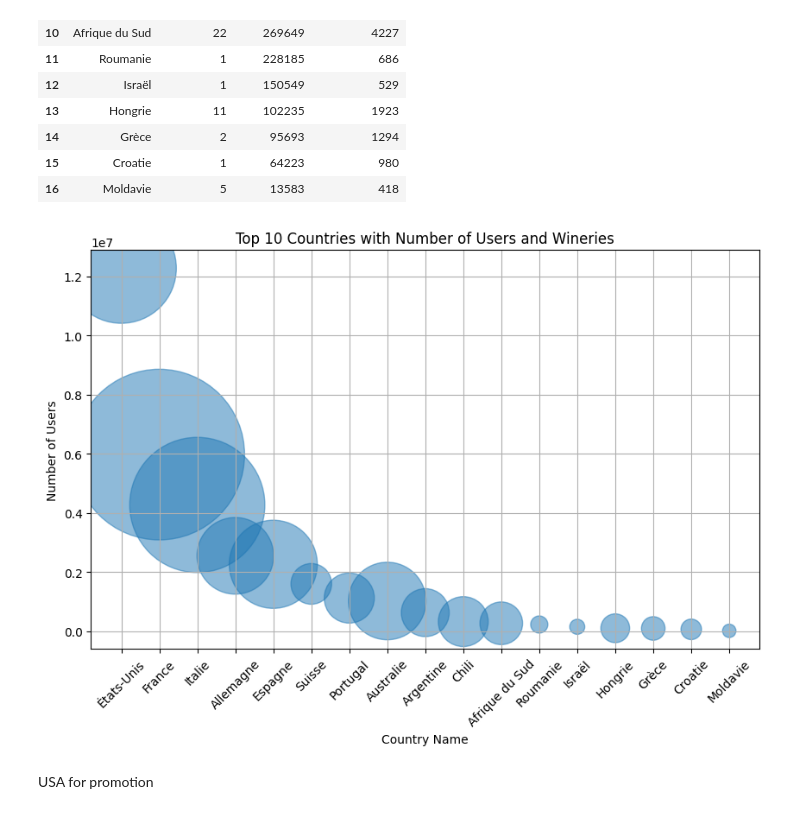
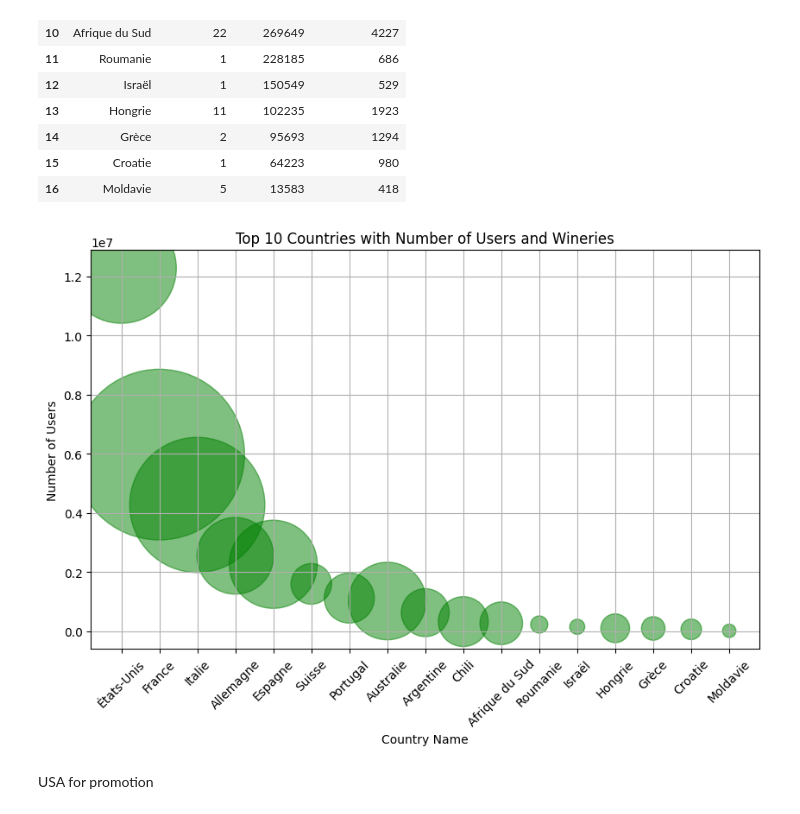
Before and after one commit to archana0311/wine-market-analysis, a Jupyter notebook: Analysis.ipynb, the cells around one changed output. Cells and saved outputs as stored; diff of their text form; code cells hidden in the pictures.

```diff
--- a/Analysis.ipynb
+++ b/Analysis.ipynb
@@ -164,17 +172,20 @@ df
 | 15 | Croatie | 1 | 64223 | 980 |
 | 16 | Moldavie | 5 | 13583 | 418 |
 # %%
+# Define the color 'green'
+green = 'green'
+
 # Plotting
 plt.figure(figsize=(10, 6))
-plt.scatter(df['name'], df['users_count'], s=df['wineries_count']*0.3, alpha=0.5)
+plt.scatter(df['name'], df['users_count'], s=df['wineries_count']*0.3, color=green, alpha=0.5)
 plt.xlabel('Country Name')
 plt.ylabel('Number of Users')
 plt.title('Top 10 Countries with Number of Users and Wineries')
 plt.xticks(rotation=45)
 plt.grid(True)
 plt.show()
 # %% [output]
-[figure, old version]
+[figure, new version]
 # %% [markdown]
 USA for promotion
 # %% [markdown]
```
Also changed, not shown: parts of 10 cells of this notebook, 1 other file.
